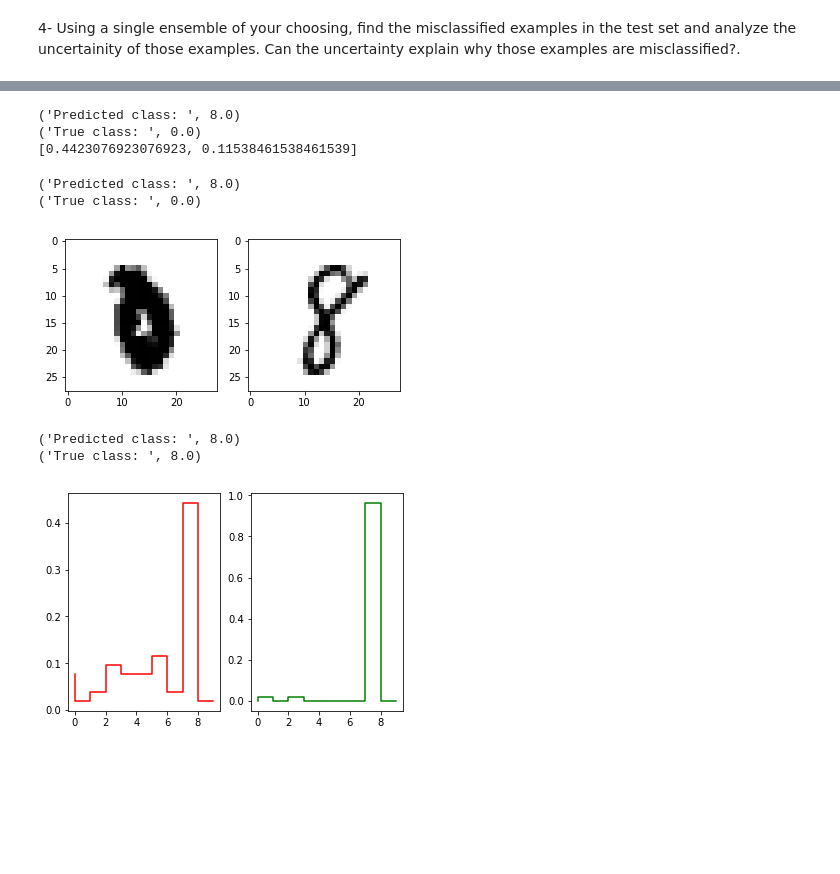
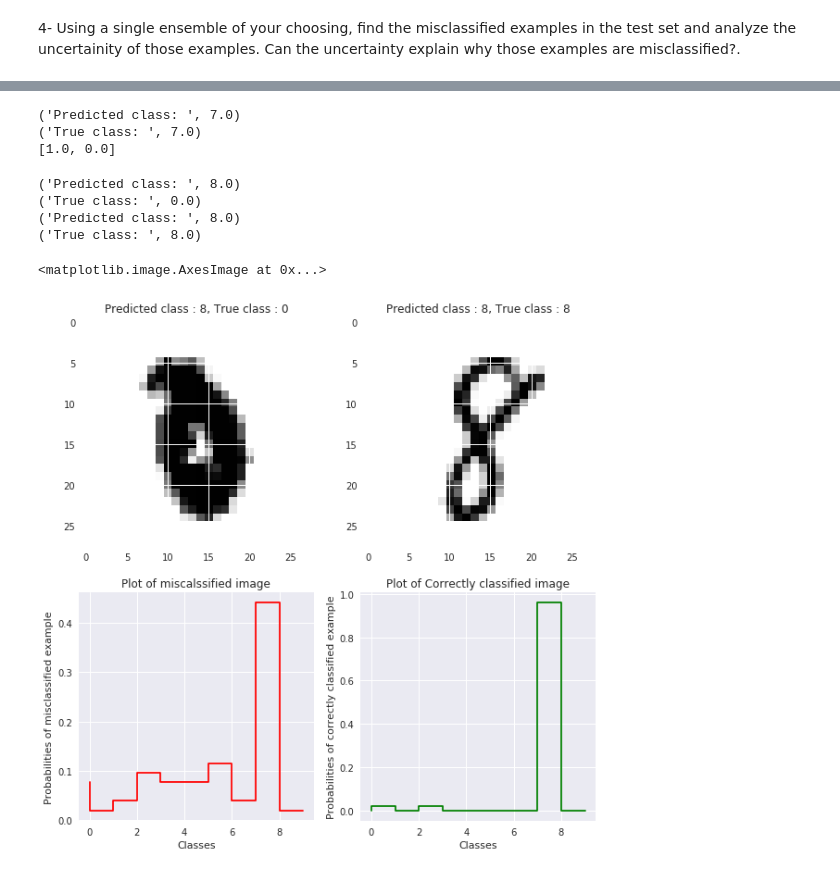
Before and after one commit to SushmaDG/LA_Assignments, a Jupyter notebook: 07/RandomForest_Classifier.ipynb, the cells around one changed output, grey strips where cells are left out. Cells and saved outputs as stored; diff of their text form; code cells hidden in the pictures; blank space fills up the shorter version.

```diff
--- a/07/RandomForest_Classifier.ipynb
+++ b/07/RandomForest_Classifier.ipynb
@@ -95,42 +149,42 @@ print misclassified_idx
 # %%
-print("Predicted class: ", predictions_52[240])
-print("True class: ", y_test[240])
-a = sorted(proba_52[240], reverse=True)
+print("Predicted class: ", predictions_52[674])
+print("True class: ", y_test[674])
+a = sorted(proba_52[674], reverse=True)
 print(a[0:2])
 # %% [output]
-('Predicted class: ', 8.0)
-('True class: ', 0.0)
-[0.4423076923076923, 0.11538461538461539]
+('Predicted class: ', 7.0)
+('True class: ', 7.0)
+[1.0, 0.0]
-# %%
-#Sushma plot histogram :)
-plt.xlabel('Classes')
-plt.ylabel('Probabilities of misclassified example')
-
-#Misclassified example
-print("Predicted class: ", predictions_52[240])
-print("True class: ", y_test[240])
-plt.subplot(1, 2, 1)
-plt.imshow(X_test[240].reshape(28,28), cmap='binary' )
-plt.subplot(1, 2, 2)
-plt.imshow(X_test[260].reshape(28,28), cmap='binary' )
-plt.show()
-
-#Correctly calssified example
-print("Predicted class: ", predictions_52[260])
-print("True class: ", y_test[260])
-
-plt.xlim(1,9)
-plt.ylim(0, 1)
-bins = np.arange(0,10)
-plt.subplot(1, 2, 1)
-plt.step(bins, proba_52[240], color='r')
-plt.subplot(1, 2, 2)
-plt.step(bins, proba_52[260], color='g')
-plt.show()
-# %% [output]
-('Predicted class: ', 8.0)
-('True class: ', 0.0)
-[figure, removed]
-('Predicted class: ', 8.0)
-('True class: ', 8.0)
-[figure, removed]
+# %%
+print("Predicted class: ", predictions_52[240])
+print("True class: ", y_test[240])
+
+bins = np.arange(0,10)
+plt.subplot(2,2,3)
+plt.step(bins, proba_52[240], color='r')
+plt.xlabel('Classes')
+plt.ylabel('Probabilities of misclassified example')
+plt.title('Plot of miscalssified image')
+
+plt.subplot(2,2,4)
+plt.step(bins, proba_52[260], color='g')
+plt.xlabel('Classes')
+plt.ylabel('Probabilities of correctly classified example')
+plt.title('Plot of Correctly classified image')
+
+print("Predicted class: ", predictions_52[260])
+print("True class: ", y_test[260])
+
+plt.subplot(2,2,1)
+plt.title('Predicted class : 8, True class : 0')
+plt.imshow(X_test[240].reshape(28,28), cmap='binary' )
+plt.subplot(2,2,2)
+plt.title('Predicted class : 8, True class : 8')
+plt.imshow(X_test[260].reshape(28,28), cmap='binary' )
+# %% [output]
+('Predicted class: ', 8.0)
+('True class: ', 0.0)
+('Predicted class: ', 8.0)
+('True class: ', 8.0)
+<matplotlib.image.AxesImage at 0x...>
+[figure, added]
```
Also changed, not shown: parts of 15 cells of this notebook.
